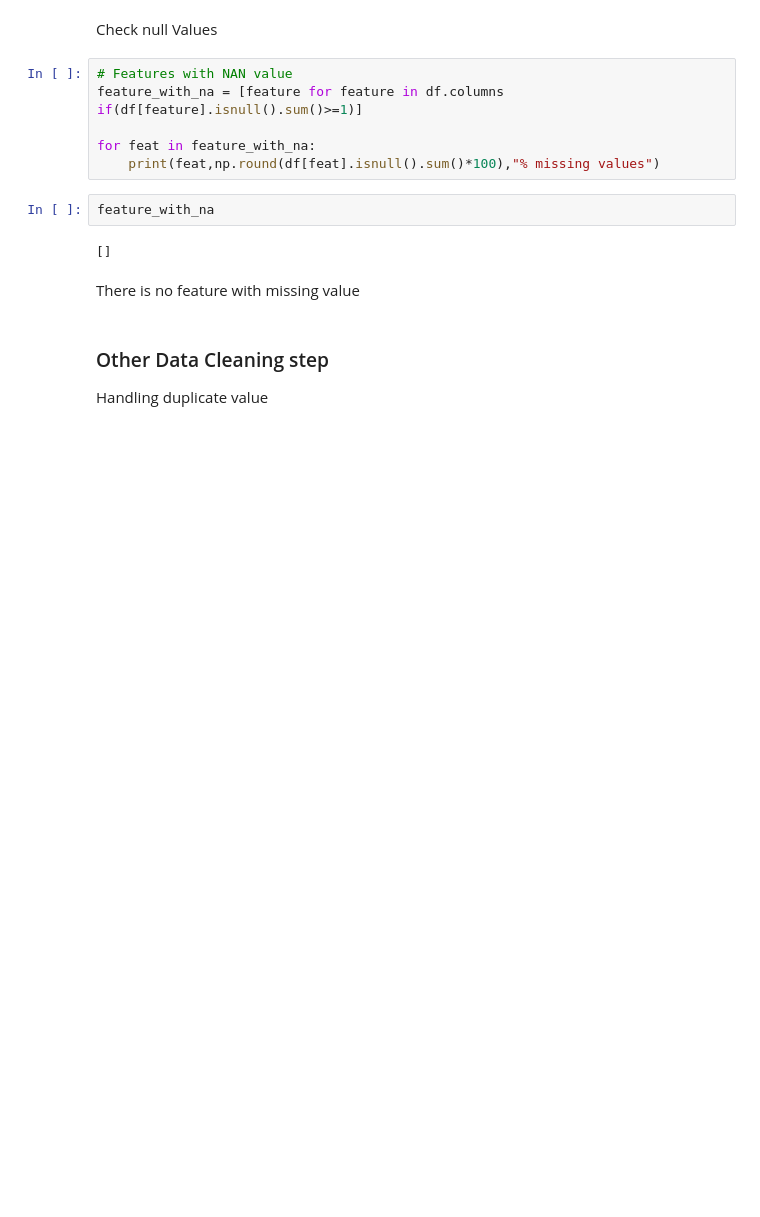
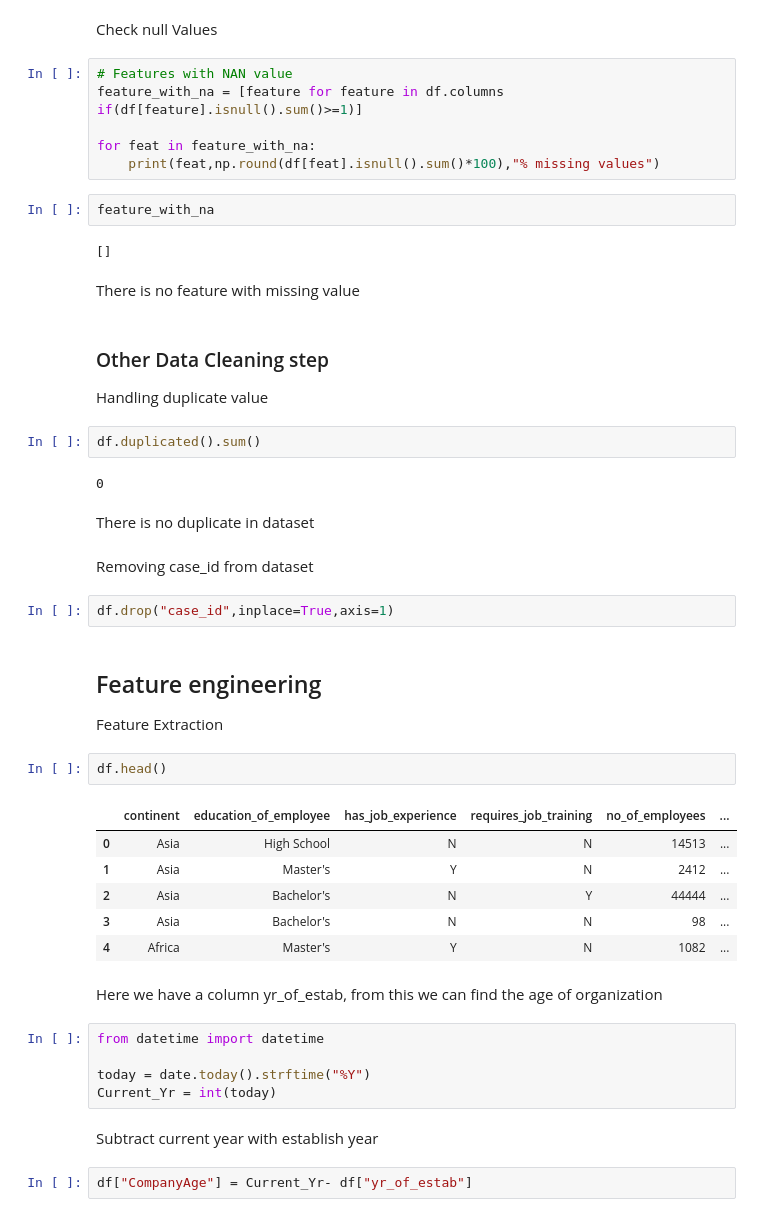
Before and after one commit to pratikmore124/USA-VSA-Approval-Predction, a Jupyter notebook: Notebook/Data Preprocessing and Model Training.ipynb, the cells around one changed output. Saved outputs shown, nothing was run; the diff lists cells and outputs as text; blank space fills up the shorter version.

```diff
--- a/Notebook/Data Preprocessing and Model Training.ipynb
+++ b/Notebook/Data Preprocessing and Model Training.ipynb
@@ -40,3 +40,37 @@ There is no feature with missing value
 ### Other Data Cleaning step
 
 Handling duplicate value
+# %%
+df.duplicated().sum()
+# %% [output]
+0
+# %% [markdown]
+There is no duplicate in dataset
+# %% [markdown]
+Removing case_id from dataset
+# %%
+df.drop("case_id",inplace=True,axis=1)
+# %% [markdown]
+## Feature engineering
+
+Feature Extraction
+# %%
+df.head()
+# %% [output]
+|  | continent | education_of_employee | has_job_experience | requires_job_training | no_of_employees | ... |
+| 0 | Asia | High School | N | N | 14513 | ... |
+| 1 | Asia | Master's | Y | N | 2412 | ... |
+| 2 | Asia | Bachelor's | N | Y | 44444 | ... |
+| 3 | Asia | Bachelor's | N | N | 98 | ... |
+| 4 | Africa | Master's | Y | N | 1082 | ... |
+# %% [markdown]
+Here we have a column yr_of_estab, from this we can find the age of organization
+# %%
+from datetime import datetime
+
+today = date.today().strftime("%Y")
+Current_Yr = int(today)
+# %% [markdown]
+Subtract current year with establish year
+# %%
+df["CompanyAge"] = Current_Yr- df["yr_of_estab"]
```
Also changed, not shown: parts of 67 cells of this notebook, 4 other files.
